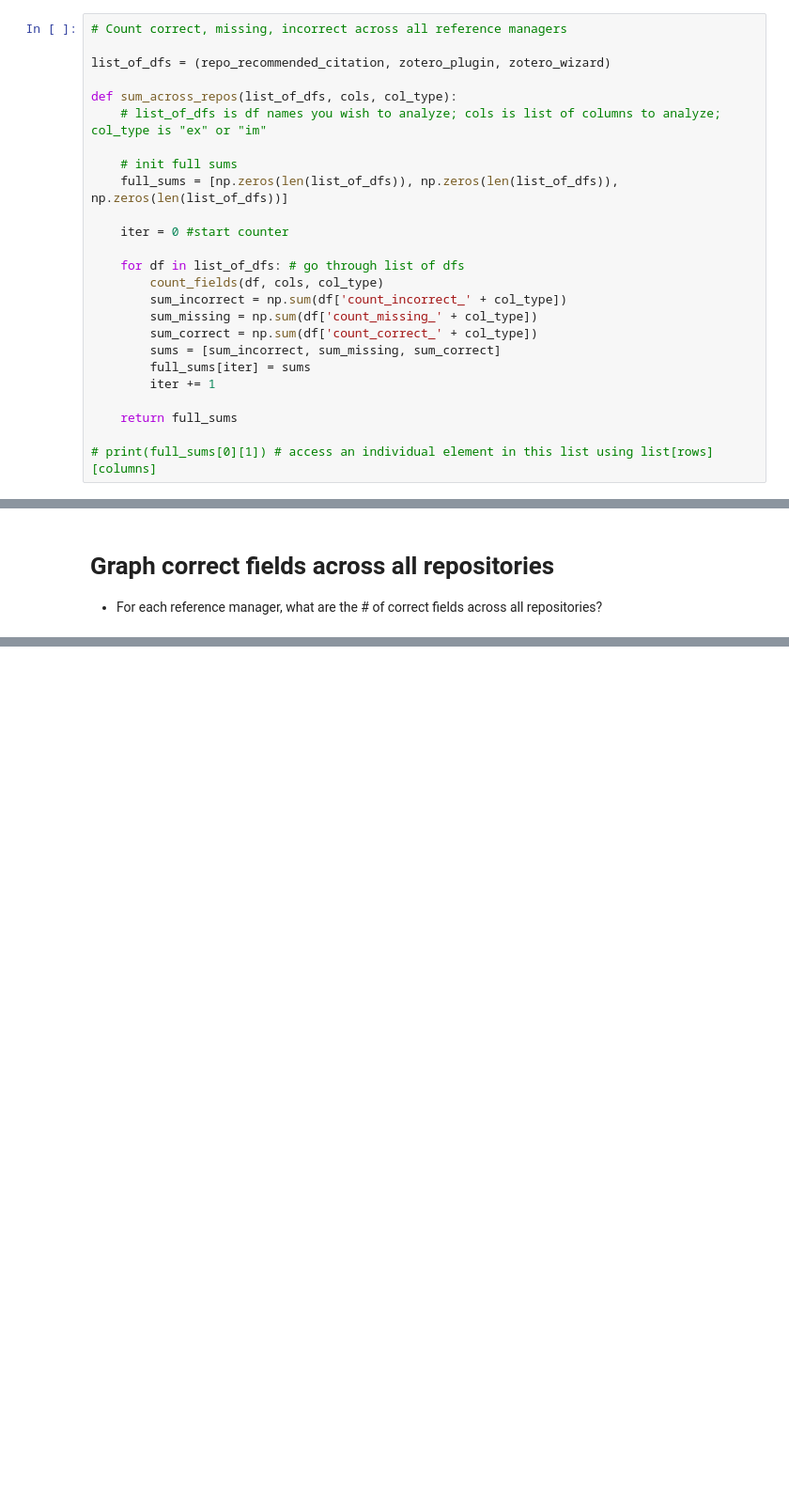
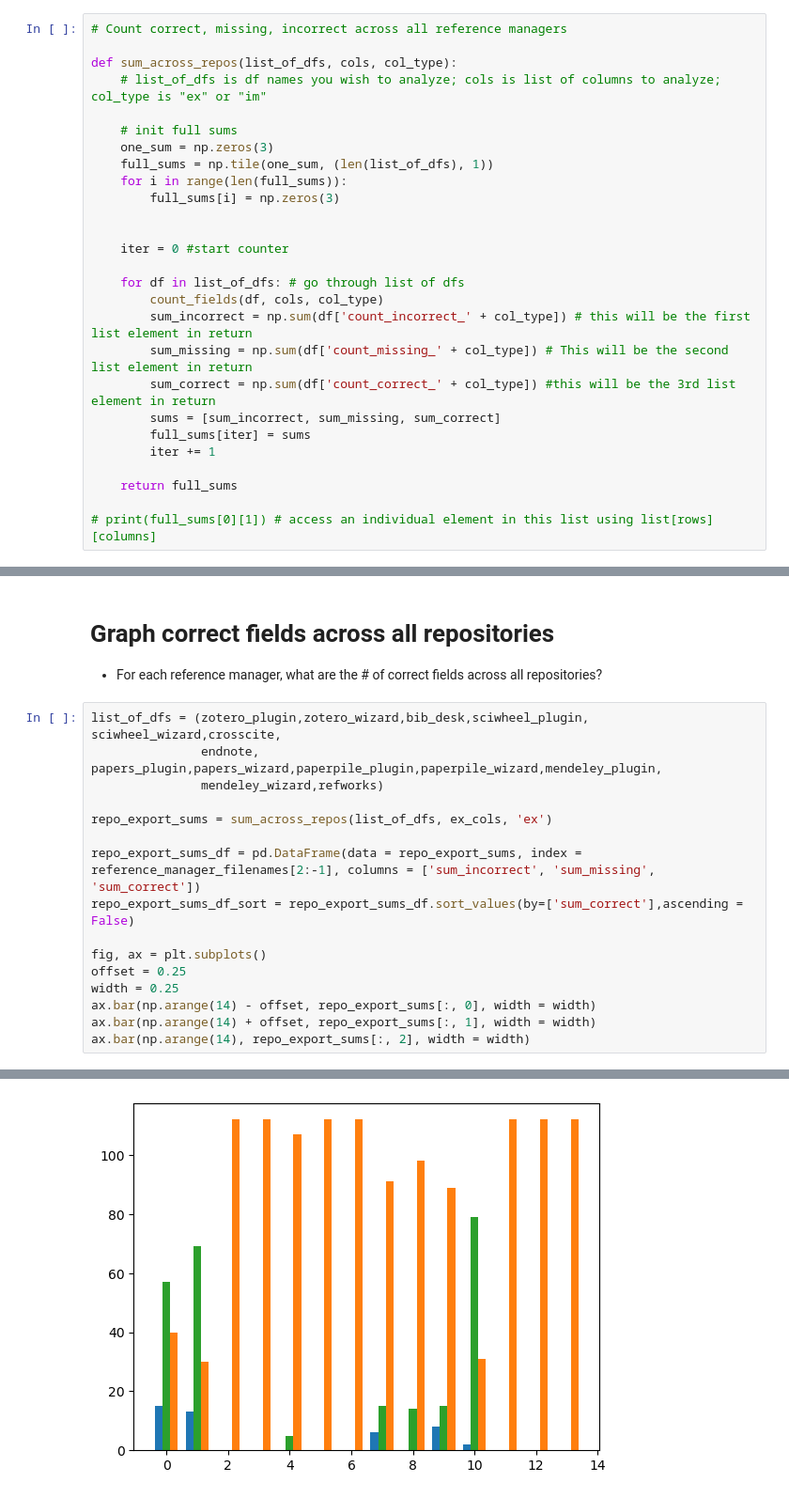
Before and after one commit to kvrouwenvelder/reference-manager-analysis, a Jupyter notebook: reference-manager-citations-ESIP.ipynb, the cells around one changed output, grey strips where cells are left out. Shown at 94% size. Saved outputs shown, nothing was run; the diff lists cells and outputs as text; blank space fills up the shorter version.

Commit message:
added graph of reference manager correctness

```diff
--- a/reference-manager-citations-ESIP.ipynb
+++ b/reference-manager-citations-ESIP.ipynb
@@ -65,22 +65,24 @@ def count_fields(input_df,cols,col_type):
     return input_df
 # %%
 # Count correct, missing, incorrect across all reference managers
-
-list_of_dfs = (repo_recommended_citation, zotero_plugin, zotero_wizard)
 
 def sum_across_repos(list_of_dfs, cols, col_type):
     # list_of_dfs is df names you wish to analyze; cols is list of columns to analyze; col_type is "ex" or "im"
 
     # init full sums
-    full_sums = [np.zeros(len(list_of_dfs)), np.zeros(len(list_of_dfs)), np.zeros(len(list_of_dfs))]
+    one_sum = np.zeros(3)
+    full_sums = np.tile(one_sum, (len(list_of_dfs), 1))
+    for i in range(len(full_sums)):
+        full_sums[i] = np.zeros(3)
+
 
     iter = 0 #start counter
 
     for df in list_of_dfs: # go through list of dfs
         count_fields(df, cols, col_type)
-        sum_incorrect = np.sum(df['count_incorrect_' + col_type])
-        sum_missing = np.sum(df['count_missing_' + col_type])
-        sum_correct = np.sum(df['count_correct_' + col_type])
+        sum_incorrect = np.sum(df['count_incorrect_' + col_type]) # this will be the first list element in return
+        sum_missing = np.sum(df['count_missing_' + col_type]) # This will be the second list element in return
+        sum_correct = np.sum(df['count_correct_' + col_type]) #this will be the 3rd list element in return
         sums = [sum_incorrect, sum_missing, sum_correct]
         full_sums[iter] = sums
         iter += 1
@@ -122,3 +128,20 @@ ax.legend(loc = 'lower left',framealpha=1)
 # %% [markdown]
 # Graph correct fields across all repositories
 * For each reference manager, what are the # of correct fields across all repositories?
+# %%
+list_of_dfs = (zotero_plugin,zotero_wizard,bib_desk,sciwheel_plugin, sciwheel_wizard,crosscite,
+               endnote, papers_plugin,papers_wizard,paperpile_plugin,paperpile_wizard,mendeley_plugin,
+               mendeley_wizard,refworks)
+
+repo_export_sums = sum_across_repos(list_of_dfs, ex_cols, 'ex')
+
+repo_export_sums_df = pd.DataFrame(data = repo_export_sums, index = reference_manager_filenames[2:-1], columns = ['sum_incorrect', 'sum_missing', 'sum_correct'])
+repo_export_sums_df_sort = repo_export_sums_df.sort_values(by=['sum_correct'],ascending = False)
+
+fig, ax = plt.subplots()
+offset = 0.25
+width = 0.25
+ax.bar(np.arange(14) - offset, repo_export_sums[:, 0], width = width)
+ax.bar(np.arange(14) + offset, repo_export_sums[:, 1], width = width)
+ax.bar(np.arange(14), repo_export_sums[:, 2], width = width)
+# %% [output]
@@ -124,0 +149 @@ ax.legend(loc = 'lower left',framealpha=1)
+[figure, added]
```
Also changed, not shown: parts of 8 cells of this notebook.
